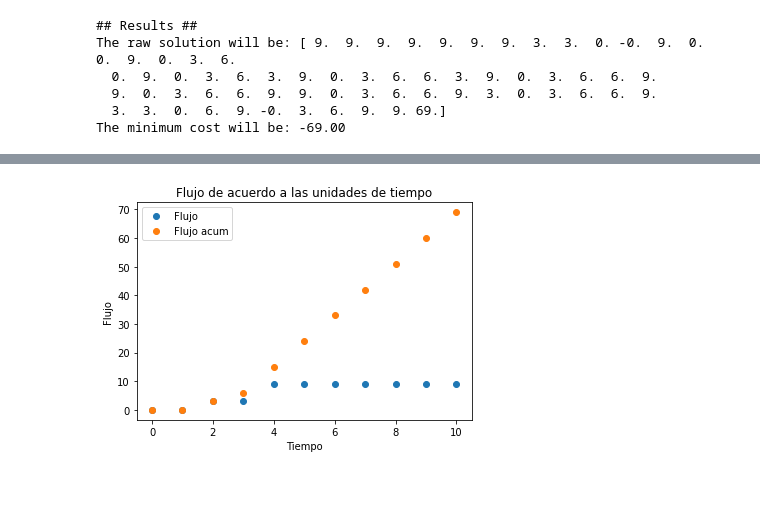
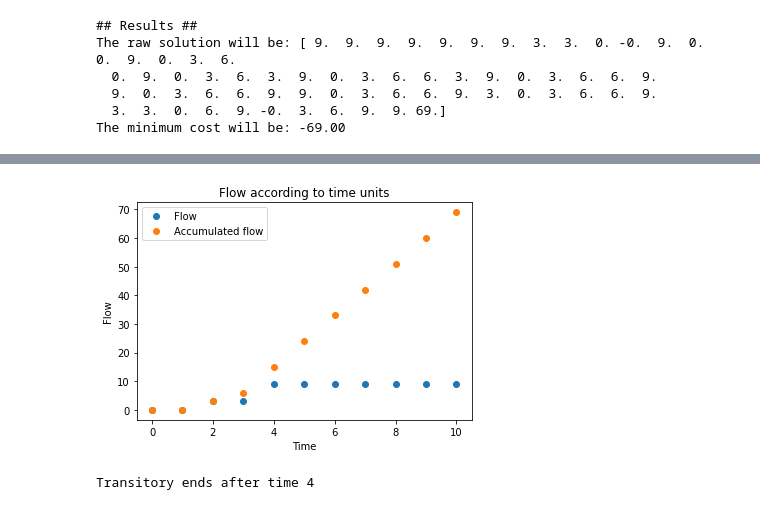
Before and after one commit to OS11-UTN/ex07-08-dynamic-networks-and-transshipment-diegopdurante, a Jupyter notebook: ex07-08/U2Ex07-Maximum-flow.ipynb, the cells around one changed output, grey strips where cells are left out. Drawn from its saved outputs; the diff is of its cells as text; code cells hidden in the pictures.

```diff
--- a/ex07-08/U2Ex07-Maximum-flow.ipynb
+++ b/ex07-08/U2Ex07-Maximum-flow.ipynb
@@ -135,6 +146,6 @@ cost = np.zeros(len(bounds))
 cost[-1]=-1
 # %%
 df_adic = pd.DataFrame(bounds, index=nan_names, columns=['Min', 'Max'])
-df_adic['Costo'] = cost
+df_adic['Cost'] = cost
 df_adic
 # %% [output]
@@ -197,7 +208,7 @@ res
         6.,  6.,  9.,  9.,  0.,  3.,  6.,  6.,  9.,  3.,  0.,  3.,  6.,
         6.,  9.,  3.,  3.,  0.,  6.,  9., -0.,  3.,  6.,  9.,  9., 69.])
 # %%
-df_adic['Flujos'] = res.x
+df_adic['Flow'] = res.x
 # %%
 df_adic.transpose()
 # %% [output]
@@ -234,5 +234,5 @@ df_adic['Flujos'].transpose()[interesting_columns].sum()
 # %%
-flow = df_adic['Flujos'].transpose()[interesting_columns].values
+flow = df_adic['Flow'].transpose()[interesting_columns].values
 # %%
 acum = np.zeros(flow.shape)
 # %%
@@ -245,11 +258,15 @@ array([ 0.,  0.,  3.,  6., 15., 24., 33., 42., 51., 60., 69.])
 # %%
 plt.plot(np.arange(max_steps+1), flow, 'o')
 plt.plot(np.arange(max_steps+1), acum, 'o')
 
-plt.legend(["Flujo", "Flujo acum"])
-plt.xlabel("Tiempo")
-plt.ylabel("Flujo")
-plt.title("Flujo de acuerdo a las unidades de tiempo")
+plt.legend(["Flow", "Accumulated flow"])
+plt.xlabel("Time")
+plt.ylabel("Flow")
+plt.title("Flow according to time units")
 plt.show()
 # %% [output]
-[figure, old version]
+[figure, new version]
+# %%
+print("Transitory ends after time", max(costs))
+# %% [output]
+Transitory ends after time 4
```
Also changed, not shown: parts of 26 cells of this notebook, 4 other files.
